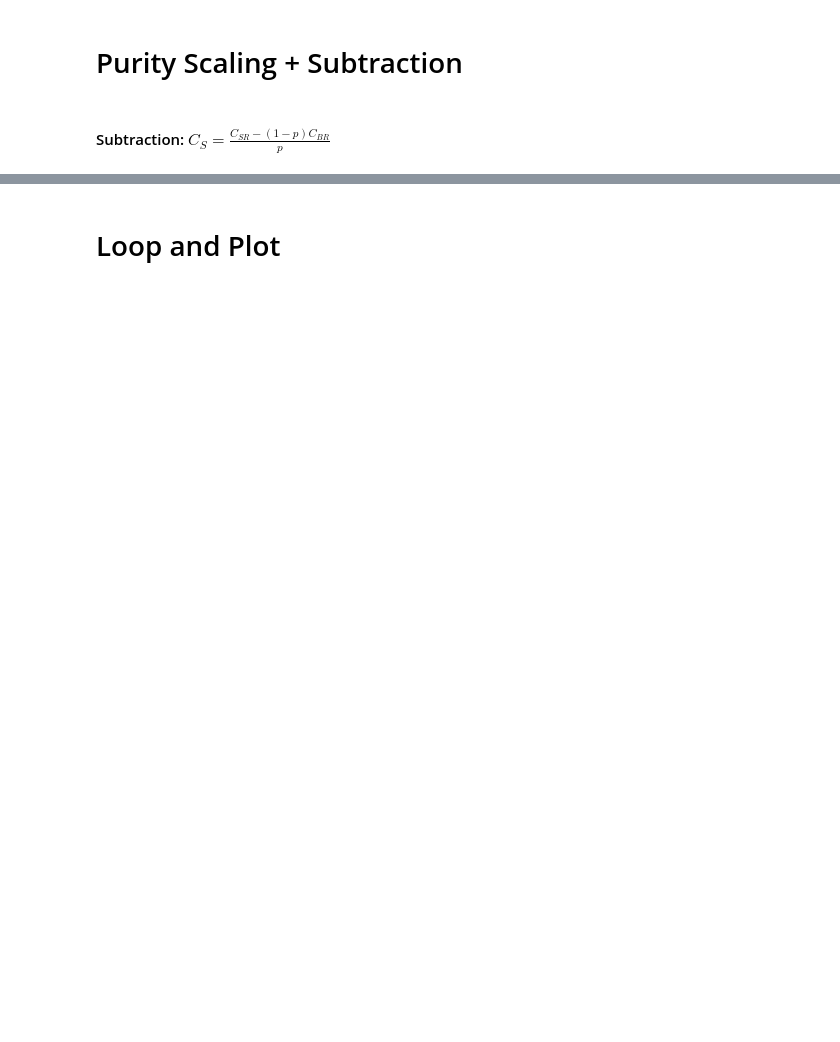
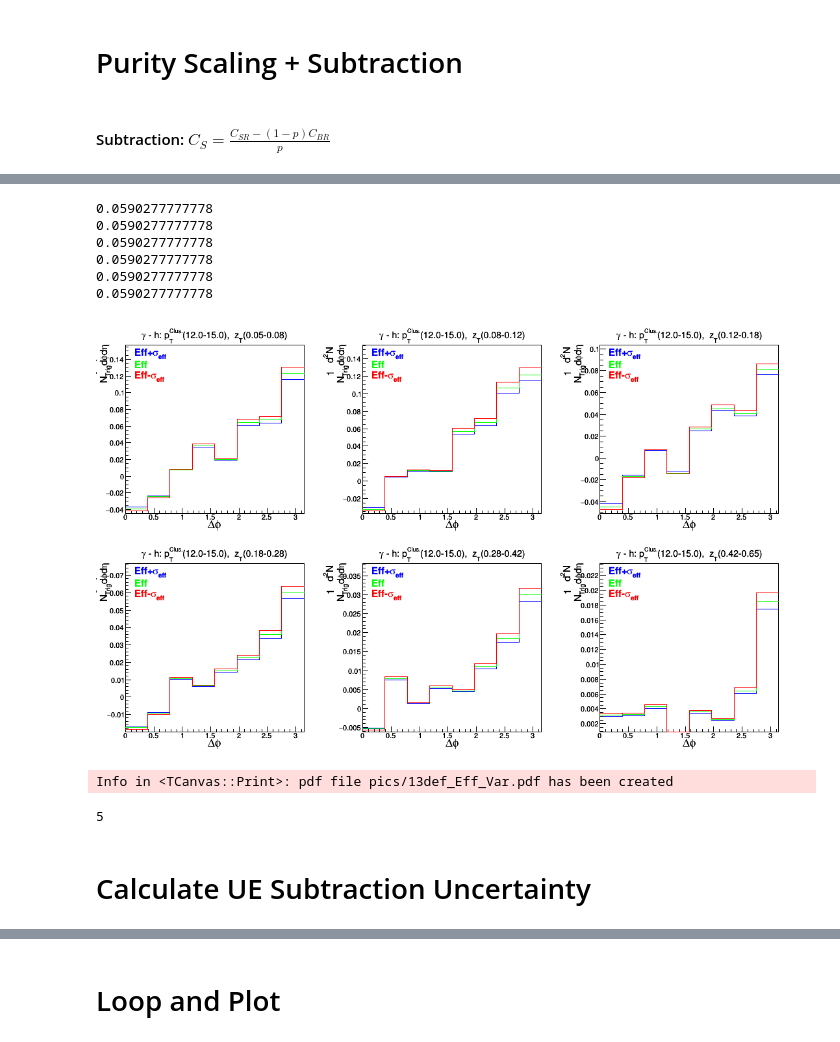
Before and after one commit to miguelignacio/CorrelationAnalysis, a Jupyter notebook: NtupleAnalysis/correlation.ipynb, the cells around one changed output, grey strips where cells are left out. Saved outputs shown, nothing was run; the diff lists cells and outputs as text; code cells hidden in the pictures; blank space fills up the shorter version.

```diff
--- a/NtupleAnalysis/correlation.ipynb
+++ b/NtupleAnalysis/correlation.ipynb
@@ -473,0 +925,17 @@ def DrawLabel3(NTriggers,DoSub=True):
+# %%
+#File2 = 'InputData/13def_4L_SE_L0_Correlation_GMB_Ratio.root'
+File2 = 'InputData/13def_SE_GMB_new_Ratio.root'
+prfx2 = '13def'
+#File2 = 'InputData/17q_0GeVTrack_paired_SE_L0_Correlation_GMB_Ratio.root'
+#File2 = 'InputData/17q_SE_NN_Correlation_GMB_Ratio.root'
+#prfx2 = 'pp'
+FF_Eff, Eff_Error = Get_Eff_Error(File2,prfx2,True,True,True)
+# %% [output]
+0.0590277777778
+0.0590277777778
+0.0590277777778
+0.0590277777778
+0.0590277777778
+0.0590277777778
+[figure, added]
+Info in <TCanvas::Print>: pdf file pics/13def_Eff_Var.pdf has been created
@@ -473,0 +1040,6 @@ def DrawLabel3(NTriggers,DoSub=True):
+# %%
+print (11/2)
+# %% [output]
+5
+# %% [markdown]
+# Calculate UE Subtraction Uncertainty
```
Also changed, not shown: parts of 56 cells of this notebook.
